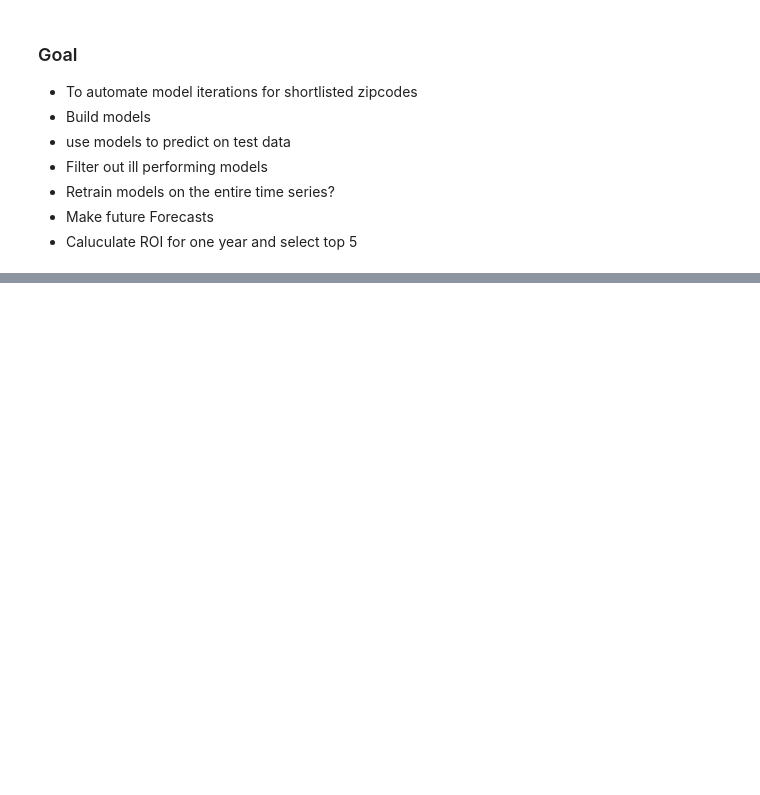
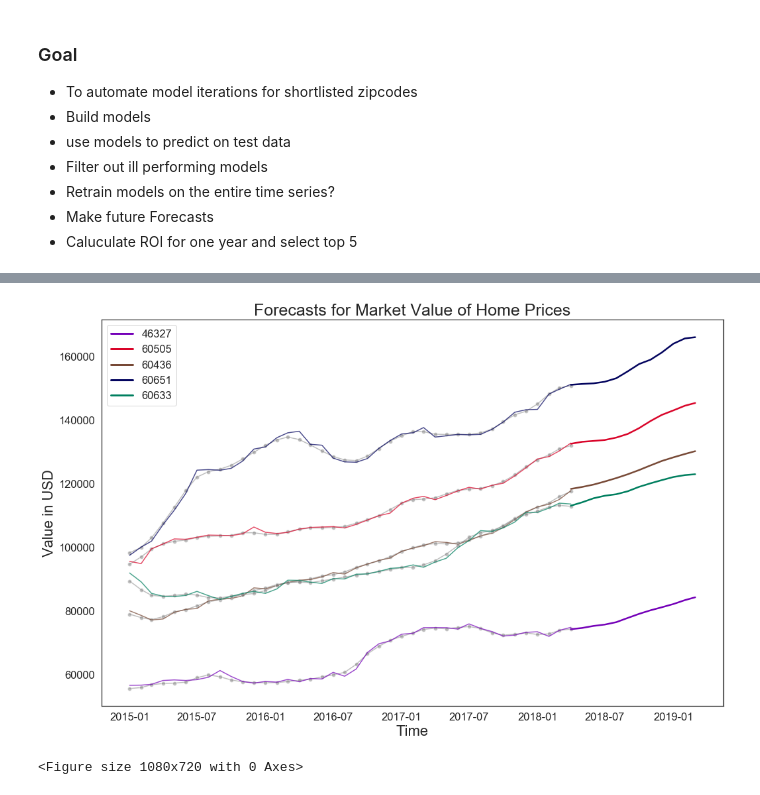
Before and after one commit to mattcarr17/time_series_project, a Jupyter notebook: notebooks/exploratory/04_ll_models.ipynb, the cells around one changed output, grey strips where cells are left out. Cells and saved outputs as stored; diff of their text form; code cells hidden in the pictures; blank space fills up the shorter version.

```diff
--- a/notebooks/exploratory/04_ll_models.ipynb
+++ b/notebooks/exploratory/04_ll_models.ipynb
@@ -120,0 +602,5 @@ sorted_list = sorted(dict_name, key= lambda x: x[1], reverse=True)
+# %%
+preds_df = pd.DataFrame(preds, index=pd.date_range(start='2013-01-01',
+                                                   end='2018-04-01',
+                                                  freq='MS'))
+preds_df = preds_df['2015':]
@@ -120,0 +625,38 @@ sorted_list = sorted(dict_name, key= lambda x: x[1], reverse=True)
+# %%
+recs = [46327, 60505, 60436, 60651, 60633]
+palette = ['#7400b8','#d90429','#774936','#03045e','#007f5f']
+
+from matplotlib.lines import Line2D
+sns.set(font_scale=1.5)
+sns.set_style('white')
+sns.set_context({'figure.figsize': (15, 10)})
+splots = []
+for i, rec in enumerate(recs):
+    sns.lineplot(data['2015':].index,
+                 data.loc['2015':, rec],
+                 marker='o',
+                 color='gray',
+                alpha=0.5)
+    sns.lineplot(preds_df.index,
+                 preds_df.loc[:, rec],
+                 color=palette[i],
+                lw=1.5, alpha=0.7)
+    sns.lineplot(x=forecast_df[rec].index,
+                 y=forecast_df[rec].values,
+                color=palette[i],
+                lw=2.5)
+
+legend_elements = []
+for i, rec in enumerate(recs):
+    legend_elements.append(Line2D([0], [0], color=palette[i], lw=3, label=rec))
+
+plt.legend(handles=legend_elements)
+plt.xlabel('Time', fontsize=22)
+plt.ylabel('Value in USD', fontsize=22)
+plt.title('Forecasts for Market Value of Home Prices', fontsize=25)
+plt.show()
+plt.tight_layout()
+plt.savefig('forecasts.png');
+# %% [output]
+[figure, added]
+<Figure size 1080x720 with 0 Axes>
```
Also changed, not shown: parts of 70 cells of this notebook, 6 other files.
